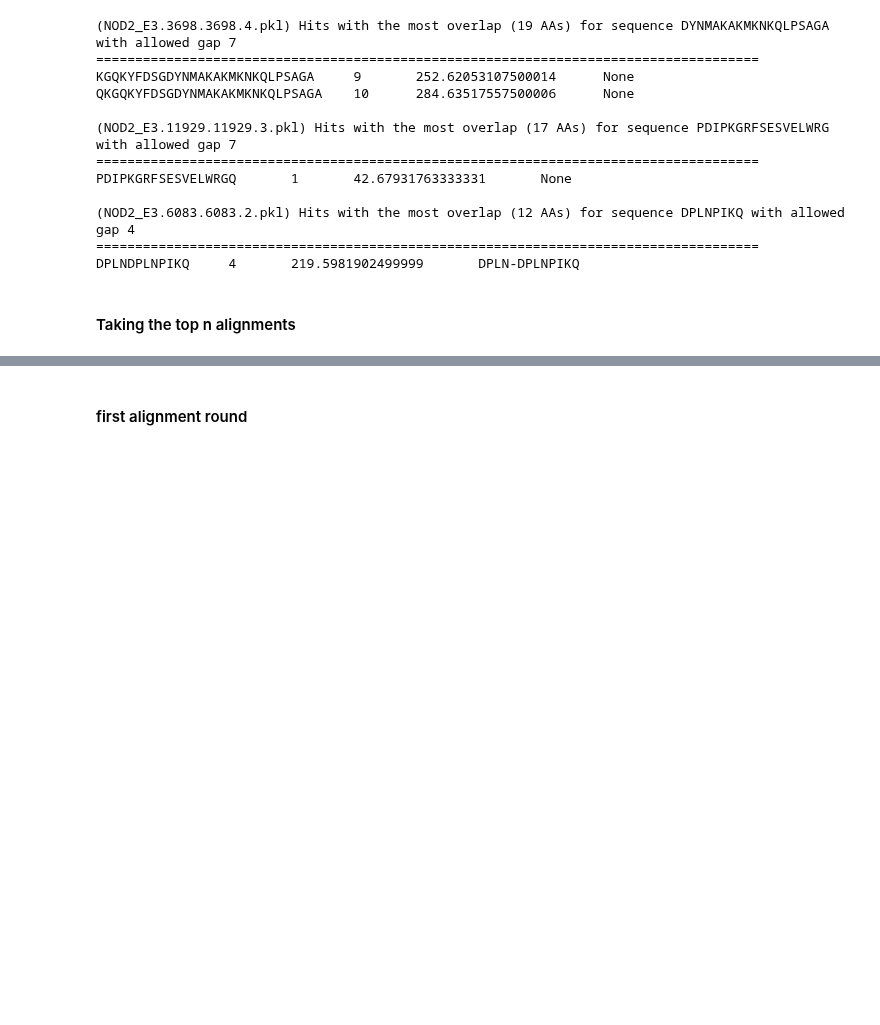
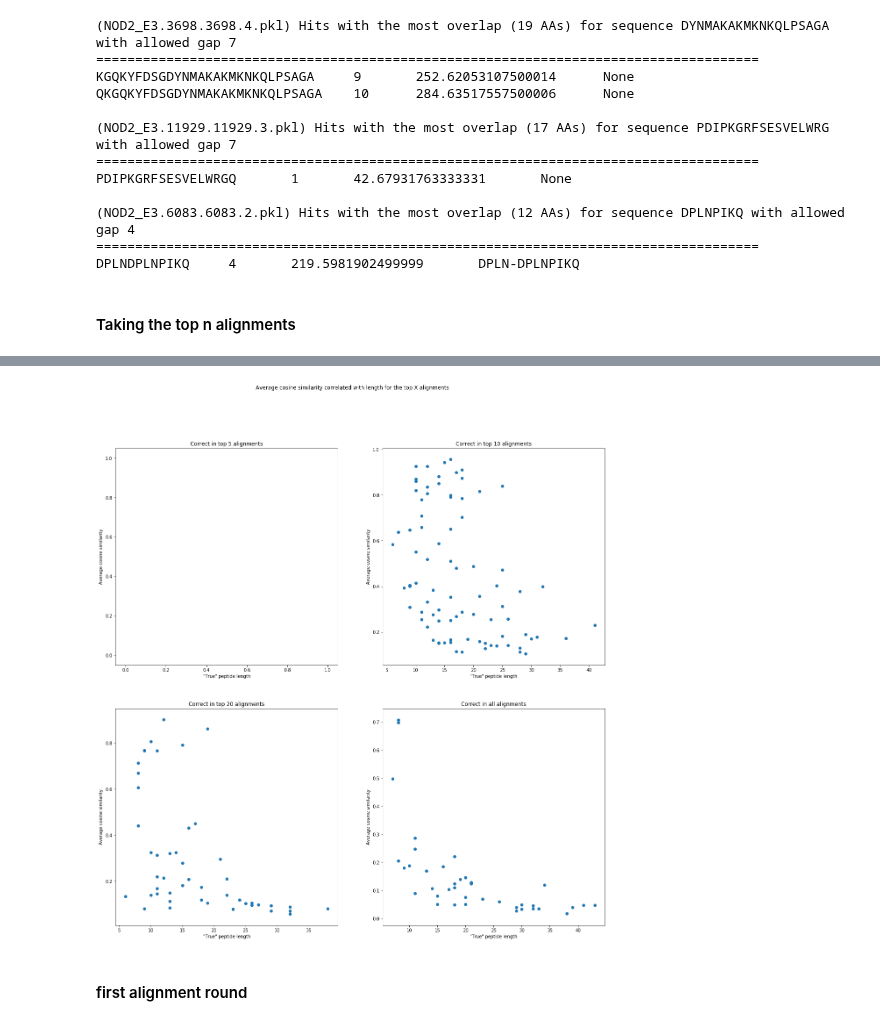
Before and after one commit to zmcgrath96/hypedsearch, a Jupyter notebook: testing framework/jupyter notebooks/Correct sequence fall off detection.ipynb, the cells around one changed output, grey strips where cells are left out. Saved outputs shown, nothing was run; the diff lists cells and outputs as text; code cells hidden in the pictures; blank space fills up the shorter version.

```diff
--- a/testing framework/jupyter notebooks/Correct sequence fall off detection.ipynb
+++ b/testing framework/jupyter notebooks/Correct sequence fall off detection.ipynb
@@ -453,3 +535,19 @@ Stats:   Number alignments: 36   % hybrid: 80    Average score: 3.09722222222222
+# %%
+css = [cs_len_5, cs_len_10, cs_len_20, cs_len_all]
+titles = ['Correct in top 5 alignments', 'Correct in top 10 alignments', 'Correct in top 20 alignments', 'Correct in all alignments']
+
+fig, axes = plt.subplots(2, 2, figsize=(20, 20))
+fig.suptitle('Average cosine similarity correlated with length for the top X alignments')
+
+axes = axes.flatten()
+
+for i, ax in enumerate(axes):
+    ax.scatter([x[1] for x in css[i]], [x[0] for x in css[i]])
+    ax.set_xlabel('"True" peptide length')
+    ax.set_ylabel('Average cosine similarity')
+    ax.set_title(titles[i])
+# %% [output]
+[figure, added]
 # %% [markdown]
 #### first alignment round
 # %%
```
Also changed, not shown: parts of 2 cells of this notebook, 28 other files.
